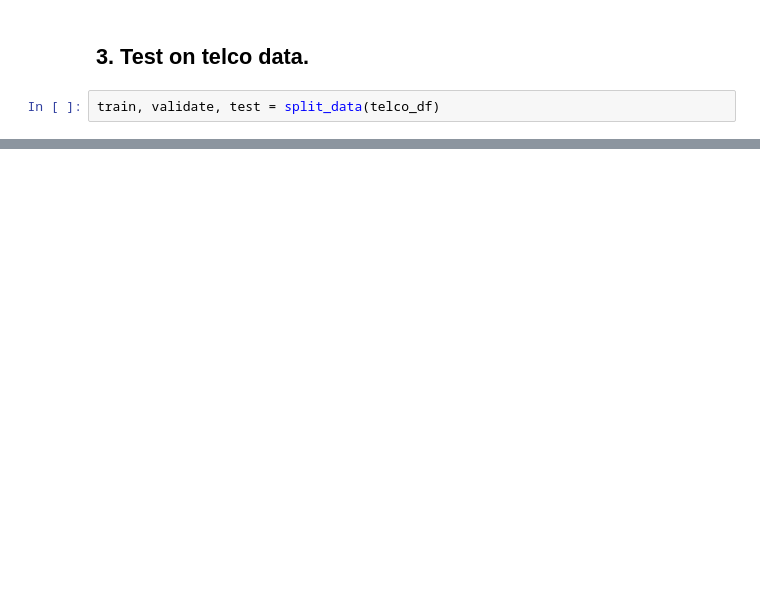
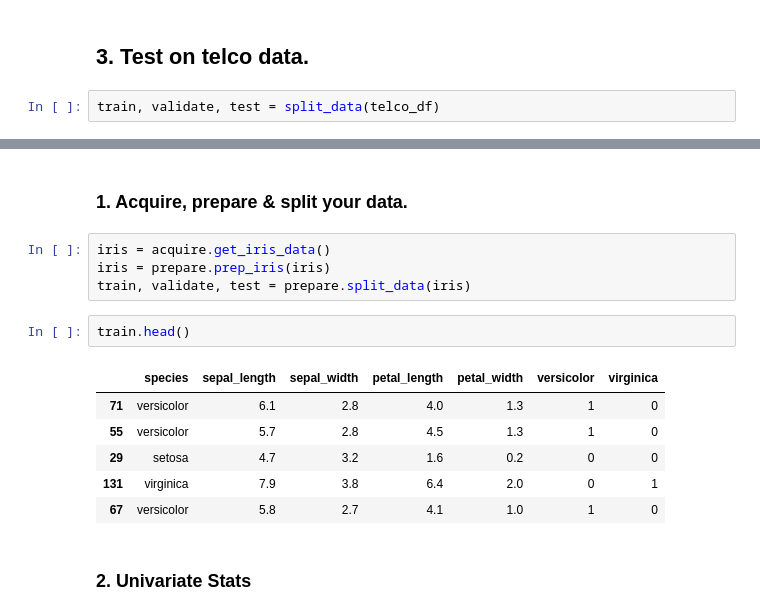
Before and after one commit to elizabethswarren/classification-exercises, a Jupyter notebook: classification-exercises.ipynb, the cells around one changed output, grey strips where cells are left out. Drawn from its saved outputs; the diff is of its cells as text; blank space fills up the shorter version.

```diff
--- a/classification-exercises.ipynb
+++ b/classification-exercises.ipynb
@@ -395,0 +626,17 @@ print(f'test -> {test.shape}')
+# %% [markdown]
+### 1. Acquire, prepare & split your data.
+# %%
+iris = acquire.get_iris_data()
+iris = prepare.prep_iris(iris)
+train, validate, test = prepare.split_data(iris)
+# %%
+train.head()
+# %% [output]
+|  | species | sepal_length | sepal_width | petal_length | petal_width | versicolor | virginica |
+| 71 | versicolor | 6.1 | 2.8 | 4.0 | 1.3 | 1 | 0 |
+| 55 | versicolor | 5.7 | 2.8 | 4.5 | 1.3 | 1 | 0 |
+| 29 | setosa | 4.7 | 3.2 | 1.6 | 0.2 | 0 | 0 |
+| 131 | virginica | 7.9 | 3.8 | 6.4 | 2.0 | 0 | 1 |
+| 67 | versicolor | 5.8 | 2.7 | 4.1 | 1.0 | 1 | 0 |
+# %% [markdown]
+### 2. Univariate Stats
```
Also changed, not shown: parts of 57 cells of this notebook.
